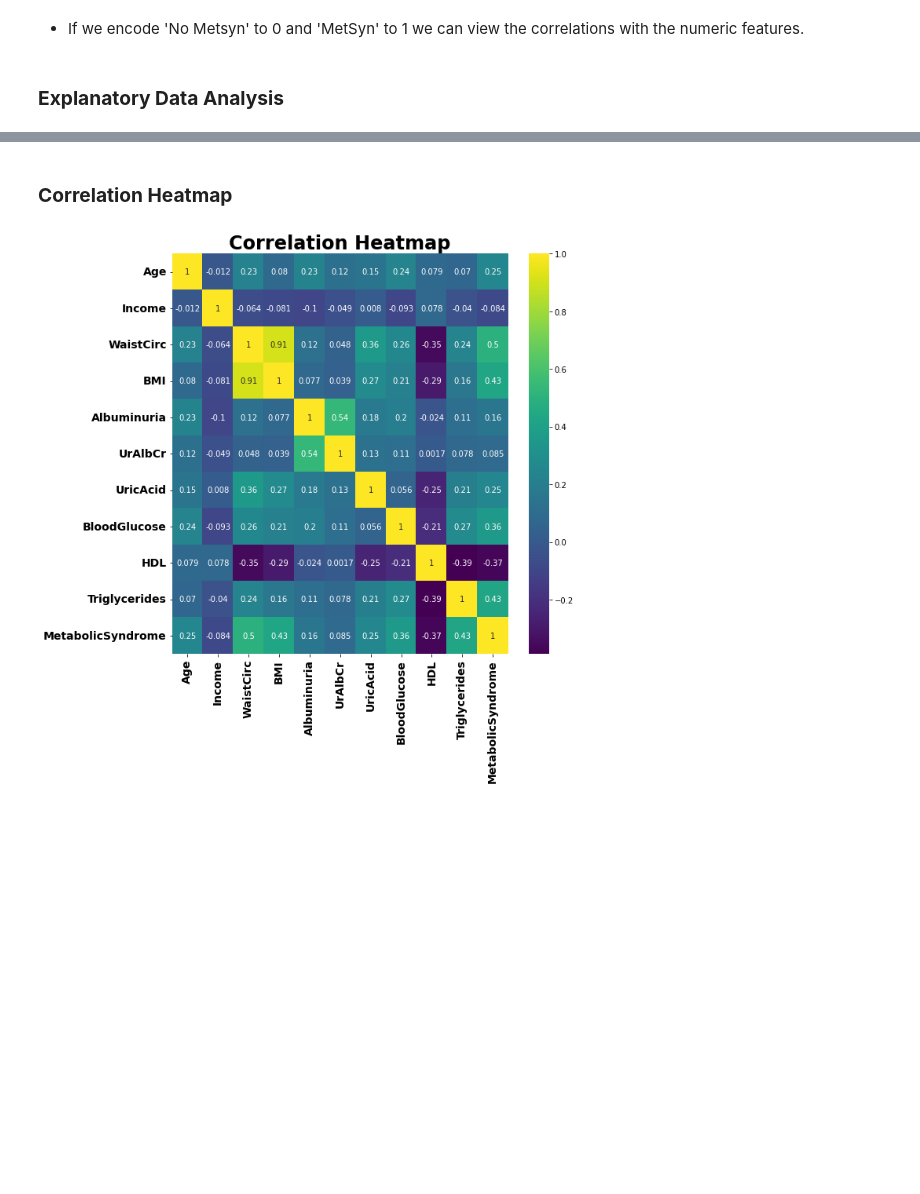
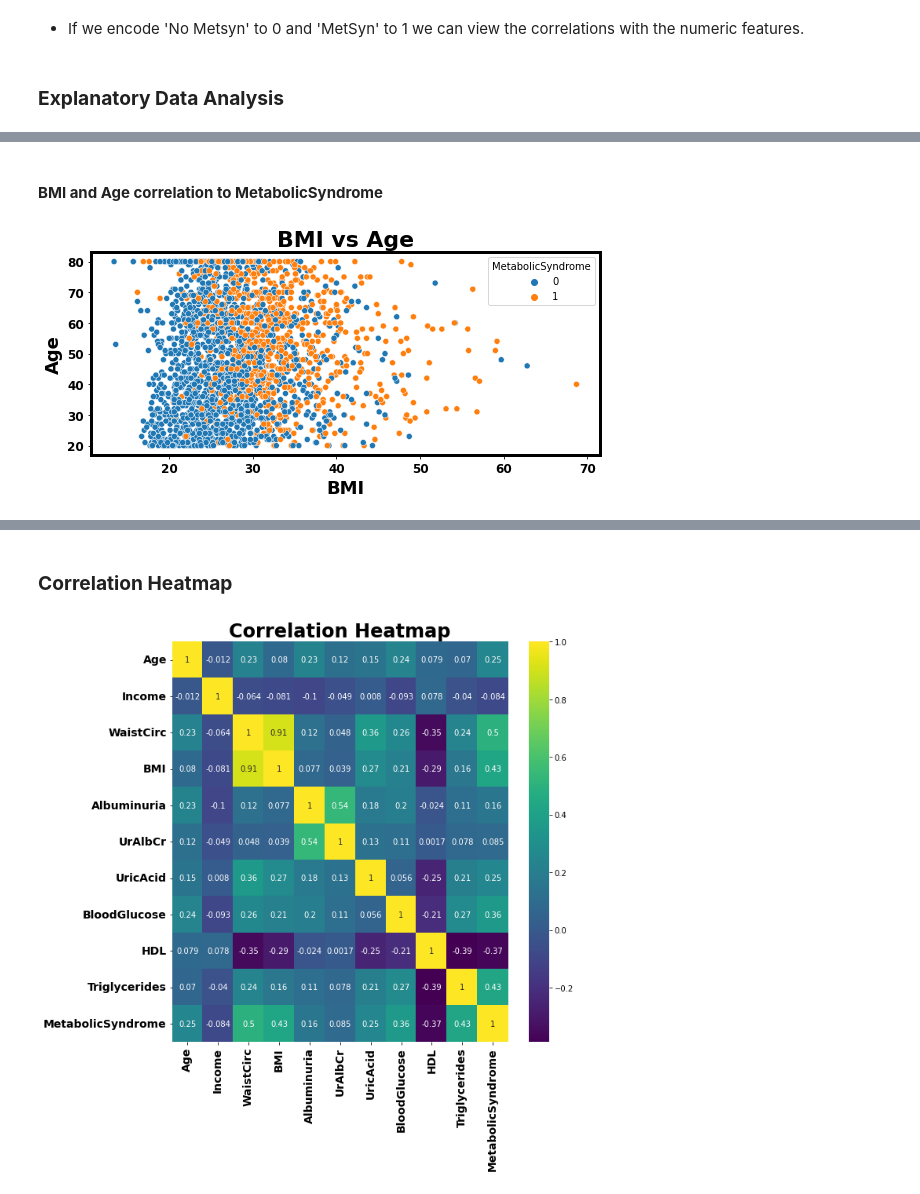
Before and after one commit to YBilodeau/Metabolic-Syndrome-Prediction-Project, a Jupyter notebook: Prediction_of_Metabolic_Syndrome_Using_Machine_Learning.ipynb, the cells around one changed output, grey strips where cells are left out. Cells and saved outputs as stored; diff of their text form; code cells hidden in the pictures; blank space fills up the shorter version.

```diff
--- a/Prediction_of_Metabolic_Syndrome_Using_Machine_Learning.ipynb
+++ b/Prediction_of_Metabolic_Syndrome_Using_Machine_Learning.ipynb
@@ -1315,0 +1284,6 @@ sns.scatterplot(x="Sex", y="Age", hue="MetabolicSyndrome", data=df);
+# %% [markdown]
+#### **BMI and Age correlation to MetabolicSyndrome**
+# %%
+scatter_plot('BMI', 'Age')
+# %% [output]
+[figure, added]
```
Also changed, not shown: parts of 31 cells of this notebook.
